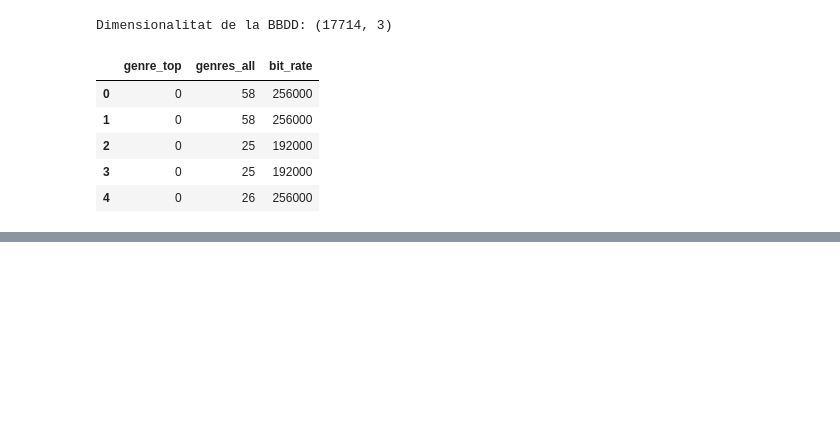
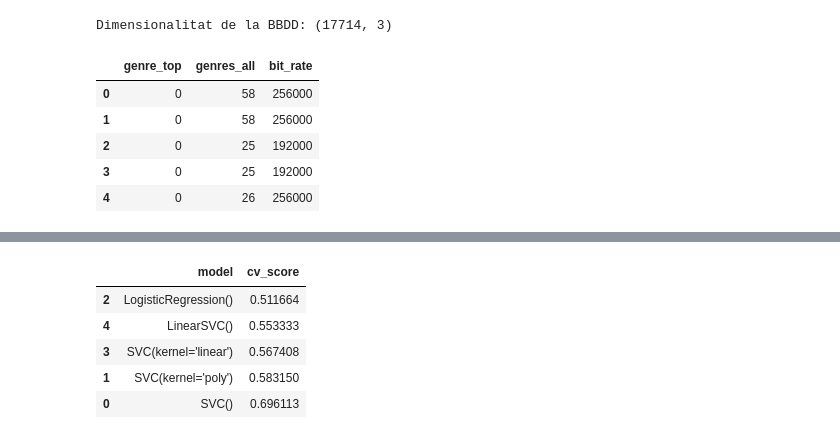
Before and after one commit to Rogerbenedito/English-song-data-from-2008-2017, a Jupyter notebook: Untitled.ipynb, the cells around one changed output, grey strips where cells are left out. Saved outputs shown, nothing was run; the diff lists cells and outputs as text; code cells hidden in the pictures; blank space fills up the shorter version.

```diff
--- a/Untitled.ipynb
+++ b/Untitled.ipynb
@@ -713,0 +744,9 @@ model_df.sort_values(by=['cv_score'], ascending=True).style.background_gradient(
+# %%
+data = LatestDataset.values
+x = data[:, 1:]
+y = data[:, 0]
+
+#Normalitzem les dades
+X = standarize(x)
+
+show_C_effect(X=X, y=y, C=0.2)
@@ -713,0 +756,31 @@ model_df.sort_values(by=['cv_score'], ascending=True).style.background_gradient(
+# %%
+samp = SMOTE()
+
+X_train,X_test, y_train, y_test = train_test_split(X, y, random_state=42)
+X_train, y_train =samp.fit_resample(X_train,y_train)
+
+scale = StandardScaler()
+X_train=scale.fit_transform(X_train)
+X_test=scale.transform(X_test)
+mod = []
+cv_score=[]
+
+model = [svm.SVC(kernel='rbf'),
+         svm.SVC(kernel='poly'),
+         LogisticRegression(),
+         svm.SVC(kernel='linear'),
+         svm.LinearSVC()]
+for m in model:
+    cv_score.append(cross_val_score(m, X_train, y_train, scoring='accuracy', cv=7).mean())
+    mod.append(m)
+model_df=pd.DataFrame(columns=['model','cv_score'])
+model_df['model']=mod
+model_df['cv_score']=cv_score
+model_df.sort_values(by=['cv_score'], ascending=True).style.background_gradient(subset=['cv_score'])
+# %% [output]
+|  | model | cv_score |
+| 2 | LogisticRegression() | 0.511664 |
+| 4 | LinearSVC() | 0.553333 |
+| 3 | SVC(kernel='linear') | 0.567408 |
+| 1 | SVC(kernel='poly') | 0.583150 |
+| 0 | SVC() | 0.696113 |
```
Also changed, not shown: parts of 21 cells of this notebook.
